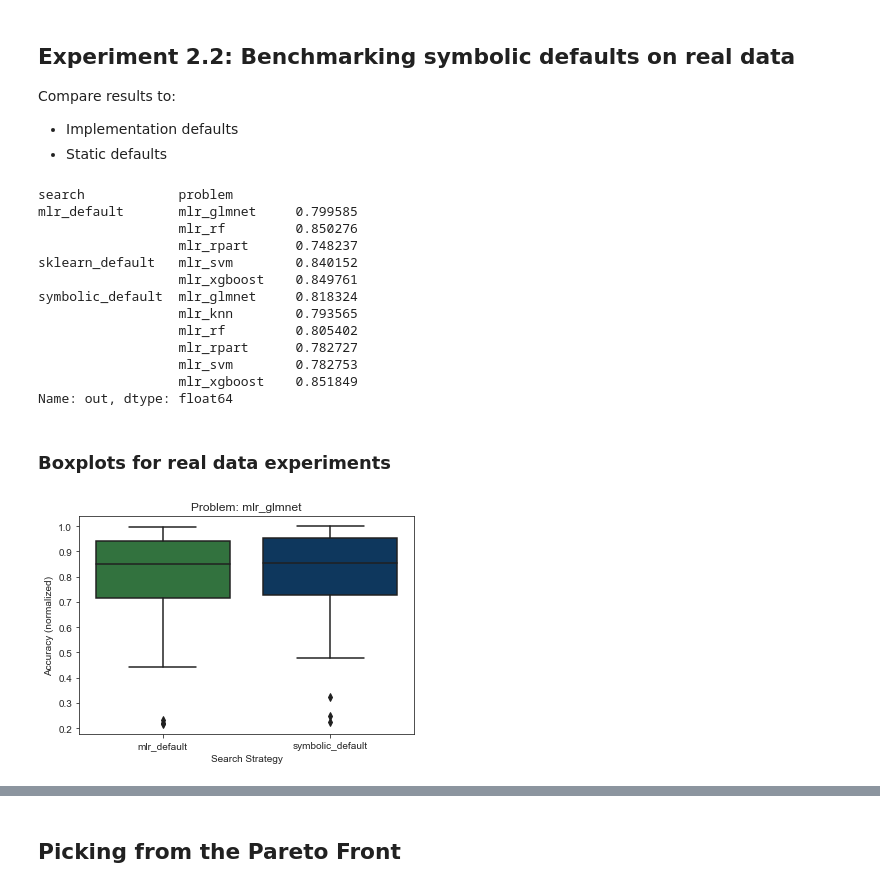
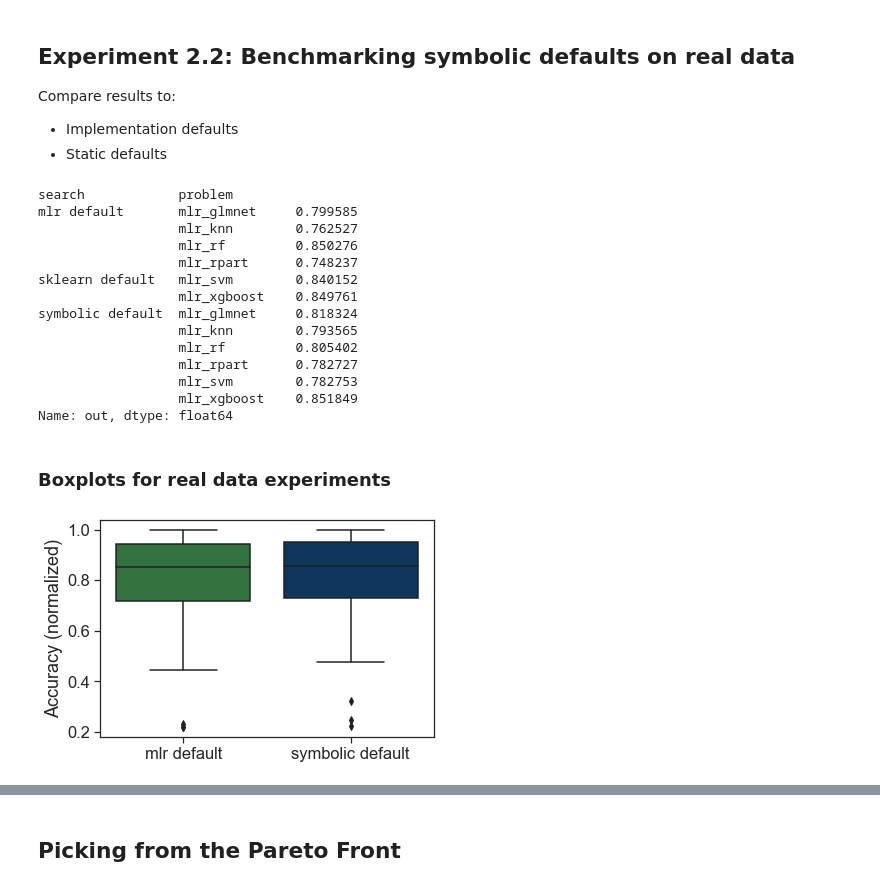
Before and after one commit to PGijsbers/symbolicdefaults, a Jupyter notebook: LogParsing-V3.ipynb, the cells around one changed output, grey strips where cells are left out. Saved outputs shown, nothing was run; the diff lists cells and outputs as text; code cells hidden in the pictures.

```diff
--- a/LogParsing-V3.ipynb
+++ b/LogParsing-V3.ipynb
@@ -211,7 +211,7 @@ problems = ['svm', 'glmnet', 'rf', 'rpart', 'knn', 'xgboost']
 search_strategies = ["mupluslambda", "random_search", "True"]
 log = {}
 for problem in problems:
-    log[problem] = Runlog(problem, search_strategies, logdir="runs/results2")
+    log[problem] = Runlog(problem, search_strategies, logdir="runs/results3")
 # %%
 # Get final expression acording to some pick strategy data.
 # Columns 'in' and 'out' refer to in- and out-of-sample performance
@@ -613,12 +612,13 @@ for problem in aggsrdf.problem.unique():
     psrdf = psrdf[psrdf["problem"] == problem]
     psrdf = psrdf[psrdf.search.isin(x+y)].pivot_table(index="task", columns="search",  values="out")
     if len(psrdf) and psrdf.shape[1] > 1:
-        grid = sns.JointGrid(psrdf[x].values, psrdf[y].values, space=0, size=6, ratio=50)
-        grid.plot_joint(plt.scatter)
-        grid.ax_joint.set_xlabel(*x)
-        grid.ax_joint.set_ylabel(*y)
-        #plt.title(problem)
-        plt.plot([0.,1.], [0.,1.], "b-", linewidth = 2, color = "red")
-        plt.savefig(f"figures/scatter_vs_rs8_surrogates_{problem}.pdf", bbox_inches='tight', pad_inches=.1)
-        plt.show()
+        with sns.plotting_context("notebook", font_scale=1.5):
+            grid = sns.JointGrid(psrdf[x].values, psrdf[y].values, space=0, size=6, ratio=50)
+            grid.plot_joint(plt.scatter)
+            grid.ax_joint.set_xlabel(*x)
+            grid.ax_joint.set_ylabel(*y)
+            #plt.title(problem)
+            plt.plot([0.,1.], [0.,1.], "b-", linewidth = 2, color = "red")
+            plt.savefig(f"figures/scatter_vs_rs8_surrogates_{problem}.pdf", bbox_inches='tight', pad_inches=.1)
+            plt.show()
 # %% [output]
@@ -761,16 +765,18 @@ for problem in problems:
         rbdf["out"] = 1 - rbdf["out"] # Compute accuracy from mmce
         real_baseline = real_baseline.append(rbdf[cols])
 
+real_baseline["search"] = [re.sub("_", " ", x) for x in real_baseline["search"].values]
 real_baseline = real_baseline.sort_values(["problem", "task"])
 real_baseline.groupby(["search", "problem"])["out"].mean()
 # %% [output]
 search            problem
-mlr_default       mlr_glmnet     0.799585
+mlr default       mlr_glmnet     0.799585
+                  mlr_knn        0.762527
                   mlr_rf         0.850276
                   mlr_rpart      0.748237
-sklearn_default   mlr_svm        0.840152
+sklearn default   mlr_svm        0.840152
                   mlr_xgboost    0.849761
-symbolic_default  mlr_glmnet     0.818324
+symbolic default  mlr_glmnet     0.818324
                   mlr_knn        0.793565
                   mlr_rf         0.805402
                   mlr_rpart      0.782727
@@ -780,20 +786,21 @@ Name: out, dtype: float64
 # %% [markdown]
 ### Boxplots for real data experiments
 # %%
-order  = ["mlr_default",   "sklearn_default",  "symbolic_default", "constant_default"]+["rs_"+str(x) for x in [2, 4, 8,16,32]]
+order  = ["mlr default",   "sklearn default",  "symbolic default", "constant default"]
 colors = ["darkish green", "jade green",       "marine blue" , "dusty purple"  ]
 colors = sns.xkcd_palette(colors) + sns.light_palette("orange", 5)[1:] + sns.xkcd_palette(["vermillion"])
 color_dict = dict(zip(order, colors))
 
 for problem in real_baseline.problem.unique():
     rbdf = real_baseline[real_baseline["problem"] == problem]
     if len(rbdf):
         porder = [x for x in order if x in rbdf.search.values]
-        p = sns.boxplot(data=rbdf, x="search", y="out", order=porder, palette=color_dict)
-        # p.set_xticklabels(p.get_xticklabels(), rotation=60)
-        p.set(ylabel='Accuracy (normalized)', xlabel='Search Strategy')
-        p.set_title(f'Problem: {problem}')
-        plt.savefig(f"figures/boxplots_realdata_{problem}.pdf", bbox_inches='tight', pad_inches=.1)
-        plt.show()
+        with sns.plotting_context("notebook", font_scale=1.5):
+            p = sns.boxplot(data=rbdf, x="search", y="out", order=porder, palette=color_dict)
+            # p.set_xticklabels(p.get_xticklabels(), rotation=60)
+            p.set(ylabel='Accuracy (normalized)', xlabel=None)#'Search Strategy')
+            #p.set_title(f'Problem: {problem}')
+            plt.savefig(f"figures/boxplots_realdata_{problem}.pdf", bbox_inches='tight', pad_inches=.1)
+            plt.show()
 # %% [output]
-[figure, old version]
+[figure, new version]
```
Also changed, not shown: parts of 20 cells of this notebook.
